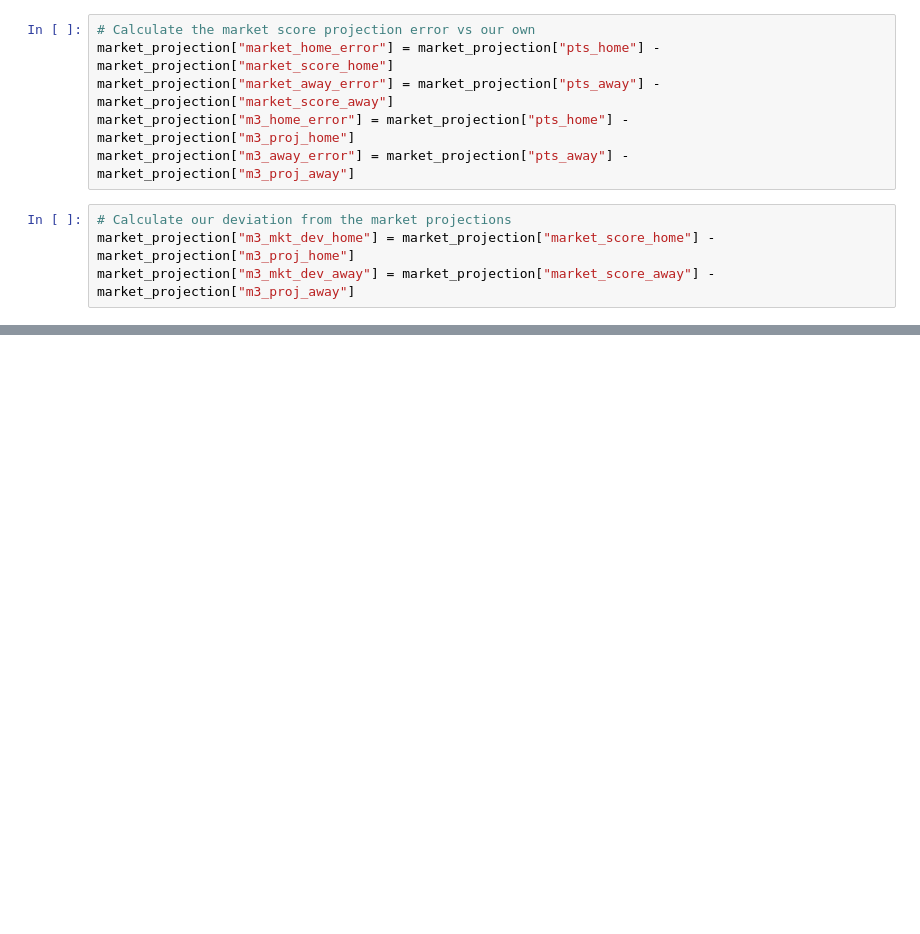
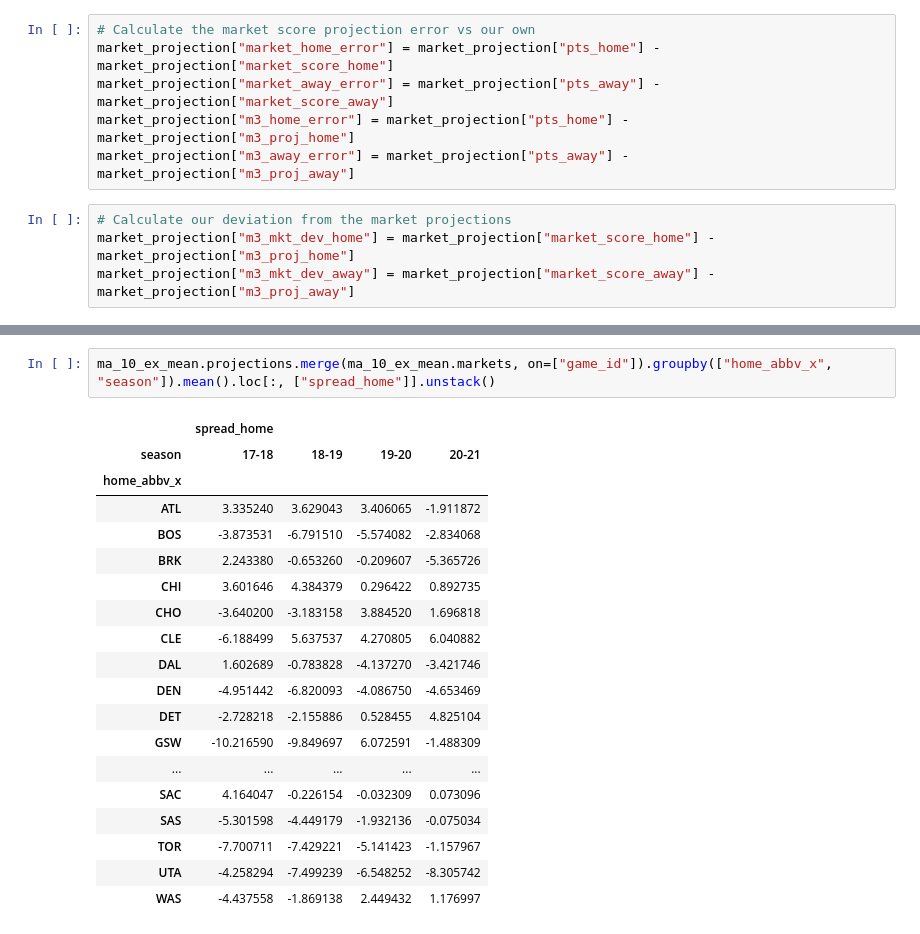
Before and after one commit to kyle-rgb/NBA_Sportsbook_Project, a Jupyter notebook: notebooks/Modeling.ipynb, the cells around one changed output, grey strips where cells are left out. Cells and saved outputs as stored; diff of their text form; blank space fills up the shorter version.

```diff
--- a/notebooks/Modeling.ipynb
+++ b/notebooks/Modeling.ipynb
@@ -1807,0 +1990,22 @@ market_projection.merge(sample_book_eval, on="game_id")
+# %%
+ma_10_ex_mean.projections.merge(ma_10_ex_mean.markets, on=["game_id"]).groupby(["home_abbv_x", "season"]).mean().loc[:, ["spread_home"]].unstack()
+# %% [output]
+|  | spread_home |  |  |  |
+| season | 17-18 | 18-19 | 19-20 | 20-21 |
+| home_abbv_x |  |  |  |  |
+| ATL | 3.335240 | 3.629043 | 3.406065 | -1.911872 |
+| BOS | -3.873531 | -6.791510 | -5.574082 | -2.834068 |
+| BRK | 2.243380 | -0.653260 | -0.209607 | -5.365726 |
+| CHI | 3.601646 | 4.384379 | 0.296422 | 0.892735 |
+| CHO | -3.640200 | -3.183158 | 3.884520 | 1.696818 |
+| CLE | -6.188499 | 5.637537 | 4.270805 | 6.040882 |
+| DAL | 1.602689 | -0.783828 | -4.137270 | -3.421746 |
+| DEN | -4.951442 | -6.820093 | -4.086750 | -4.653469 |
+| DET | -2.728218 | -2.155886 | 0.528455 | 4.825104 |
+| GSW | -10.216590 | -9.849697 | 6.072591 | -1.488309 |
+| ... | ... | ... | ... | ... |
+| SAC | 4.164047 | -0.226154 | -0.032309 | 0.073096 |
+| SAS | -5.301598 | -4.449179 | -1.932136 | -0.075034 |
+| TOR | -7.700711 | -7.429221 | -5.141423 | -1.157967 |
+| UTA | -4.258294 | -7.499239 | -6.548252 | -8.305742 |
+| WAS | -4.437558 | -1.869138 | 2.449432 | 1.176997 |
```
Also changed, not shown: parts of 35 cells of this notebook.
